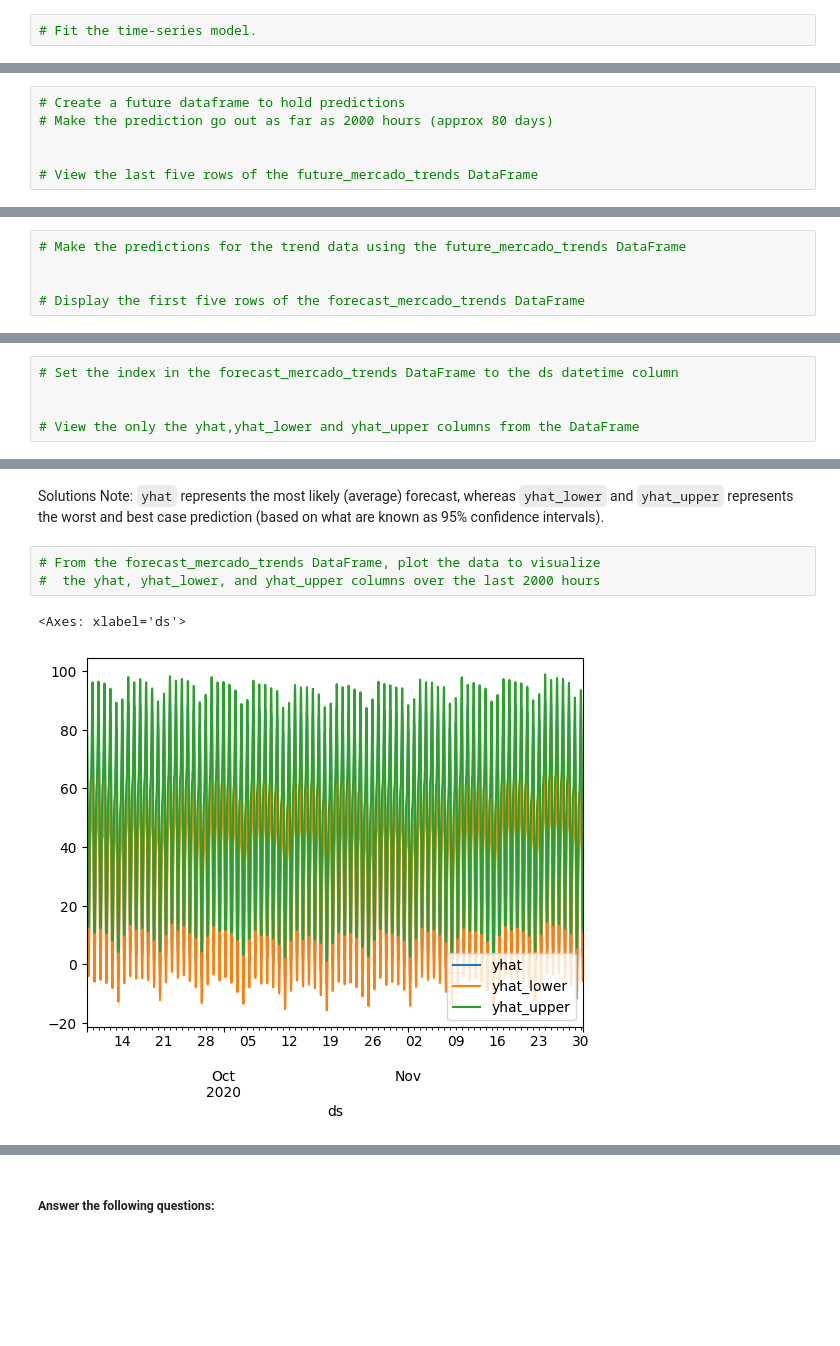
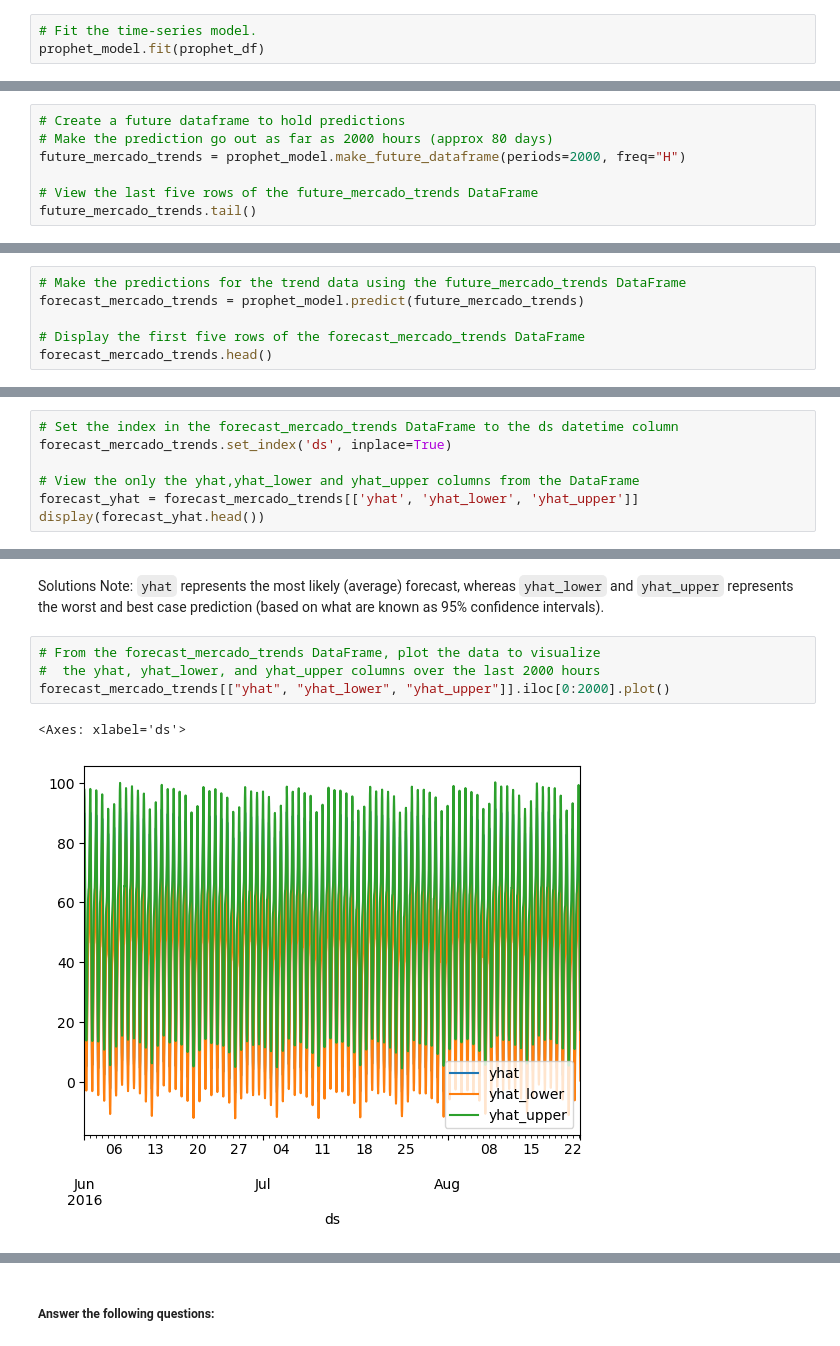
Before and after one commit to elcooney/prophet-challenge, a Jupyter notebook: forecasting_net_prophet.ipynb, the cells around one changed output, grey strips where cells are left out. Saved outputs shown, nothing was run; the diff lists cells and outputs as text; blank space fills up the shorter version.

```diff
--- a/forecasting_net_prophet.ipynb
+++ b/forecasting_net_prophet.ipynb
@@ -450,4 +447,5 @@ prophet_model
 <prophet.forecaster.Prophet at 0x...>
 # %%
 # Fit the time-series model.
+prophet_model.fit(prophet_df)
 # %% [output]
@@ -464,9 +455,10 @@ INFO:cmdstanpy:Chain [1] done processing
 # %%
 # Create a future dataframe to hold predictions
 # Make the prediction go out as far as 2000 hours (approx 80 days)
-
+future_mercado_trends = prophet_model.make_future_dataframe(periods=2000, freq="H")
 
 # View the last five rows of the future_mercado_trends DataFrame
+future_mercado_trends.tail()
 # %% [output]
 |  | ds |
 | 39101 | 2020-11-30 04:00:00 |
@@ -476,8 +468,9 @@ INFO:cmdstanpy:Chain [1] done processing
 | 39105 | 2020-11-30 08:00:00 |
 # %%
 # Make the predictions for the trend data using the future_mercado_trends DataFrame
-
+forecast_mercado_trends = prophet_model.predict(future_mercado_trends)
 
 # Display the first five rows of the forecast_mercado_trends DataFrame
+forecast_mercado_trends.head()
 # %% [output]
 |  | ds | trend | yhat_lower | yhat_upper | trend_lower | trend_upper | additive_terms | ... |
@@ -510,9 +510,11 @@ INFO:cmdstanpy:Chain [1] done processing
 * What's the lowest point for search traffic in the calendar year?
 # %%
 # Set the index in the forecast_mercado_trends DataFrame to the ds datetime column
-
+forecast_mercado_trends.set_index('ds', inplace=True)
 
 # View the only the yhat,yhat_lower and yhat_upper columns from the DataFrame
+forecast_yhat = forecast_mercado_trends[['yhat', 'yhat_lower', 'yhat_upper']]
+display(forecast_yhat.head())
 # %% [output]
 |  | yhat | yhat_lower | yhat_upper |
 | ds |  |  |  |
@@ -526,8 +528,9 @@ Solutions Note: `yhat` represents the most likely (average) forecast, whereas `y
 # %%
 # From the forecast_mercado_trends DataFrame, plot the data to visualize
 #  the yhat, yhat_lower, and yhat_upper columns over the last 2000 hours
+forecast_mercado_trends[["yhat", "yhat_lower", "yhat_upper"]].iloc[0:2000].plot()
 # %% [output]
 <Axes: xlabel='ds'>
-[figure, old version]
+[figure, new version]
 # %%
 # Reset the index in the forecast_mercado_trends DataFrame
```
Also changed, not shown: parts of 14 cells of this notebook, 1 other file.
